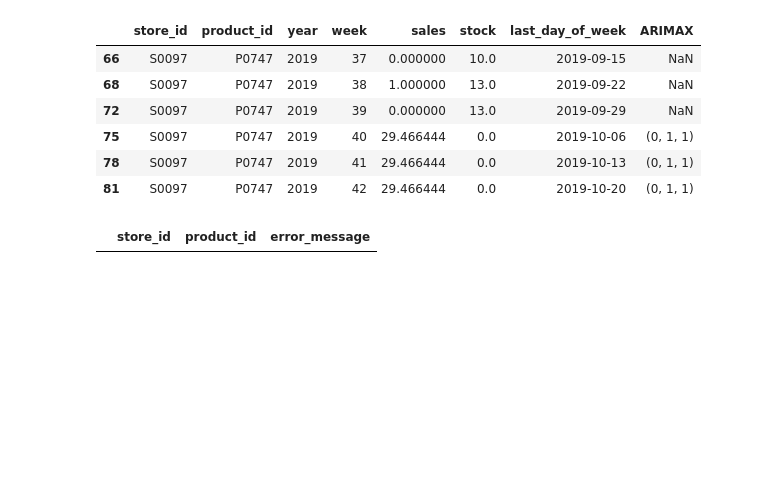
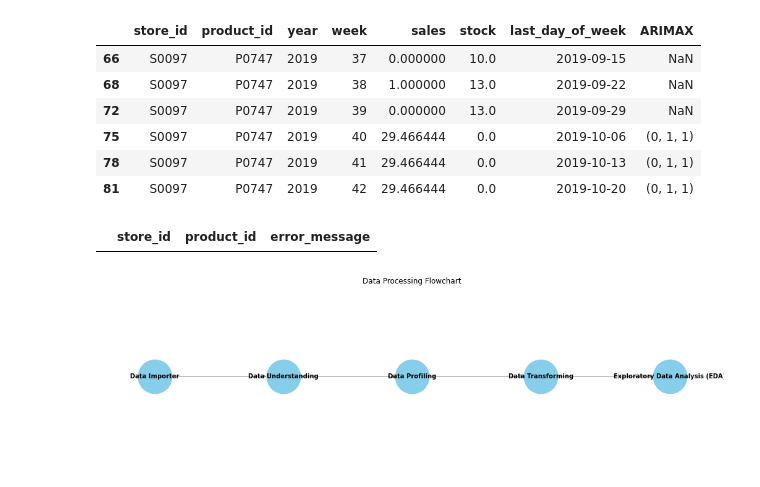
Before and after one commit to yurimfreitas/ProjectII, a Jupyter notebook: 5.3.1-Arimax_by_Yuri_last_6_month.ipynb, the cells around one changed output. Saved outputs shown, nothing was run; the diff lists cells and outputs as text; code cells hidden in the pictures; blank space fills up the shorter version.

```diff
--- a/5.3.1-Arimax_by_Yuri_last_6_month.ipynb
+++ b/5.3.1-Arimax_by_Yuri_last_6_month.ipynb
@@ -240,3 +240,37 @@ df_product_error
 # Save the forecast DataFrame and the error DataFrame to CSV files
 df_forecasts.to_csv('./Files/last_6_month_forecasts_arimax.csv', index=False)
 df_product_error.to_csv('./Files/last_6_month_forecast_errors_arimax.csv', index=False)
+# %%
+import matplotlib.pyplot as plt
+import networkx as nx
+
+# Create a directed graph
+G = nx.DiGraph()
+
+# Add nodes
+nodes = ["Data Importer", "Data Understanding", "Data Profiling", "Data Transforming", "Exploratory Data Analysis (EDA)"]
+G.add_nodes_from(nodes)
+
+# Add edges
+edges = [("Data Importer", "Data Understanding"),
+         ("Data Understanding", "Data Profiling"),
+         ("Data Profiling", "Data Transforming"),
+         ("Data Transforming", "Exploratory Data Analysis (EDA)")]
+G.add_edges_from(edges)
+
+# Manually specify positions
+pos = {
+    "Data Importer": (0, 0),
+    "Data Understanding": (1, 0),
+    "Data Profiling": (2, 0),
+    "Data Transforming": (3, 0),
+    "Exploratory Data Analysis (EDA)": (4, 0)
+}
+
+# Plot the graph
+plt.figure(figsize=(14, 4))  # Adjust the figure size for horizontal layout
+nx.draw(G, pos, with_labels=True, node_size=3000, node_color="skyblue", font_size=10, font_weight="bold", arrows=True, node_shape='o', edge_color='gray')
+plt.title("Data Processing Flowchart")
+plt.show()
+# %% [output]
+[figure, added]
```
Also changed, not shown: parts of 2 cells of this notebook, 2 other files.
